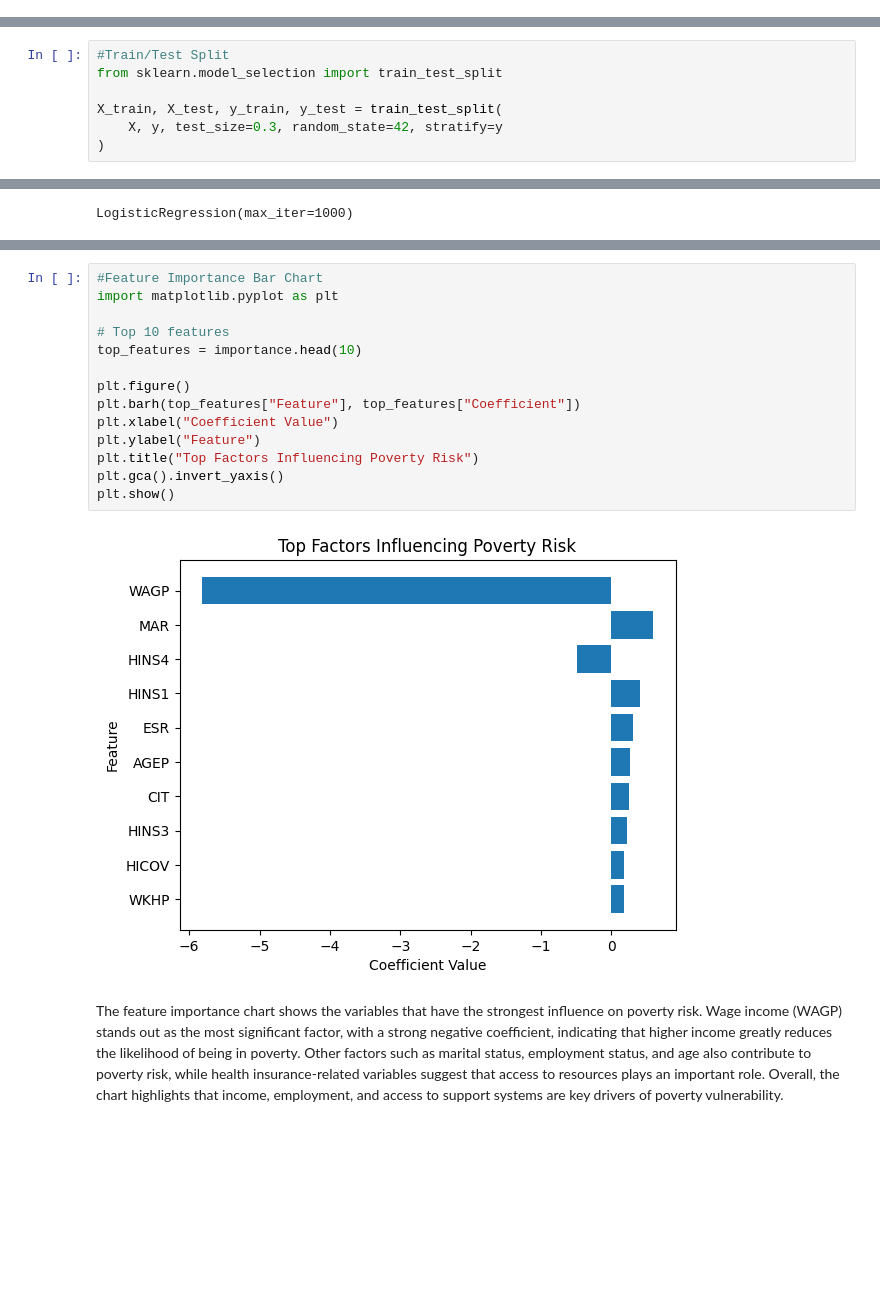
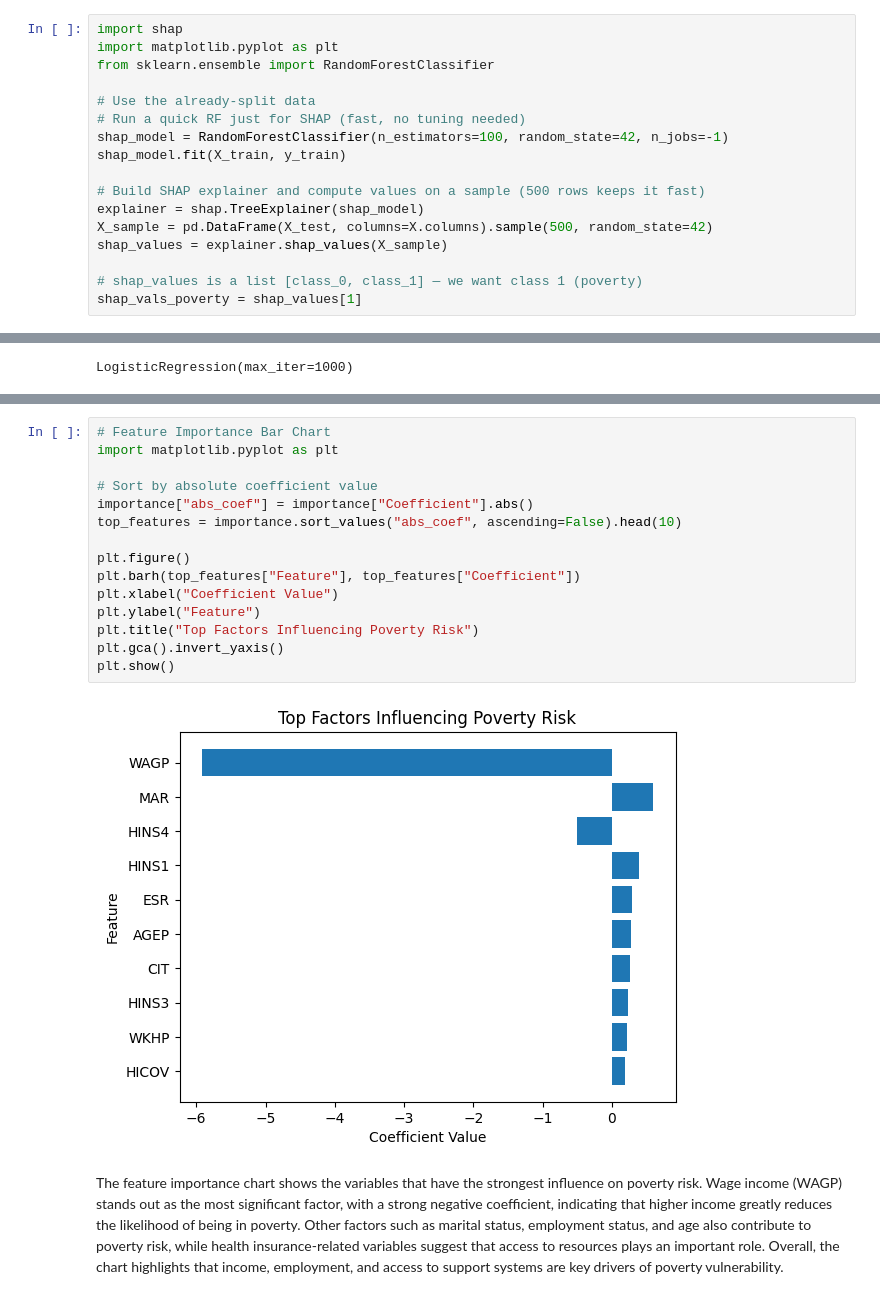
Before and after one commit to marcelalozano27-ship-it/Predicting-CA-Poverty--ML-Project, a Jupyter notebook: MLFinalProject.ipynb, the cells around one changed output, grey strips where cells are left out. Drawn from its saved outputs; the diff is of its cells as text; blank space fills up the shorter version.

```diff
--- a/MLFinalProject.ipynb
+++ b/MLFinalProject.ipynb
@@ -469,3 +460,20 @@ Testing shape: (4654, 25)
 The data was divided into training and testing sets using a traditional 80/20 split. We used a stratified sampling approach to preserve the distribution of poverty status in both the training and testing data.
 
 We also applied feature scaling using StandardScaler. This is primarily for the Logistic Regression which is more sensitive to differences in feature scales.
+# %%
+import shap
+import matplotlib.pyplot as plt
+from sklearn.ensemble import RandomForestClassifier
+
+# Use the already-split data
+# Run a quick RF just for SHAP (fast, no tuning needed)
+shap_model = RandomForestClassifier(n_estimators=100, random_state=42, n_jobs=-1)
+shap_model.fit(X_train, y_train)
+
+# Build SHAP explainer and compute values on a sample (500 rows keeps it fast)
+explainer = shap.TreeExplainer(shap_model)
+X_sample = pd.DataFrame(X_test, columns=X.columns).sample(500, random_state=42)
+shap_values = explainer.shap_values(X_sample)
+
+# shap_values is a list [class_0, class_1] — we want class 1 (poverty)
+shap_vals_poverty = shap_values[1]
@@ -479,13 +517,6 @@ X = df.drop(columns=["poverty_status"])
 
 # Target
 y = df["poverty_status"]
-# %%
-#Train/Test Split
-from sklearn.model_selection import train_test_split
-
-X_train, X_test, y_train, y_test = train_test_split(
-    X, y, test_size=0.3, random_state=42, stratify=y
-)
 # %%
 #Scale the data
 from sklearn.preprocessing import StandardScaler
@@ -554,19 +585,20 @@ importance.head(10)
 # %%
-#Feature Importance Bar Chart
+# Feature Importance Bar Chart
 import matplotlib.pyplot as plt
 
-# Top 10 features
-top_features = importance.head(10)
+# Sort by absolute coefficient value
+importance["abs_coef"] = importance["Coefficient"].abs()
+top_features = importance.sort_values("abs_coef", ascending=False).head(10)
 
 plt.figure()
 plt.barh(top_features["Feature"], top_features["Coefficient"])
 plt.xlabel("Coefficient Value")
 plt.ylabel("Feature")
 plt.title("Top Factors Influencing Poverty Risk")
 plt.gca().invert_yaxis()
 plt.show()
 # %% [output]
-[figure, old version]
+[figure, new version]
 # %% [markdown]
 The feature importance chart shows the variables that have the strongest influence on poverty risk. Wage income (WAGP) stands out as the most significant factor, with a strong negative coefficient, indicating that higher income greatly reduces the likelihood of being in poverty. Other factors such as marital status, employment status, and age also contribute to poverty risk, while health insurance-related variables suggest that access to resources plays an important role. Overall, the chart highlights that income, employment, and access to support systems are key drivers of poverty vulnerability.
 # %% [markdown]
```
Also changed, not shown: parts of 11 cells of this notebook.
